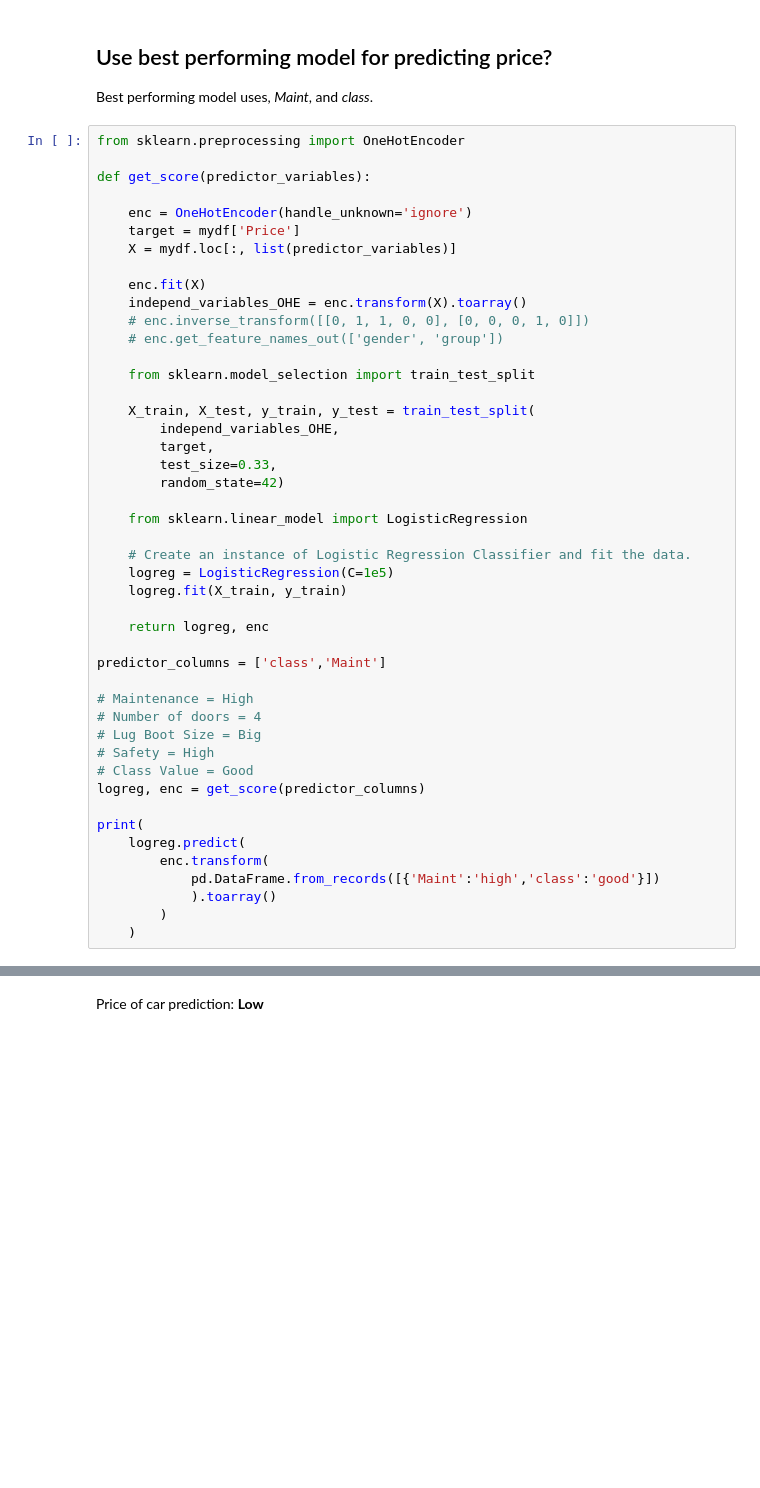
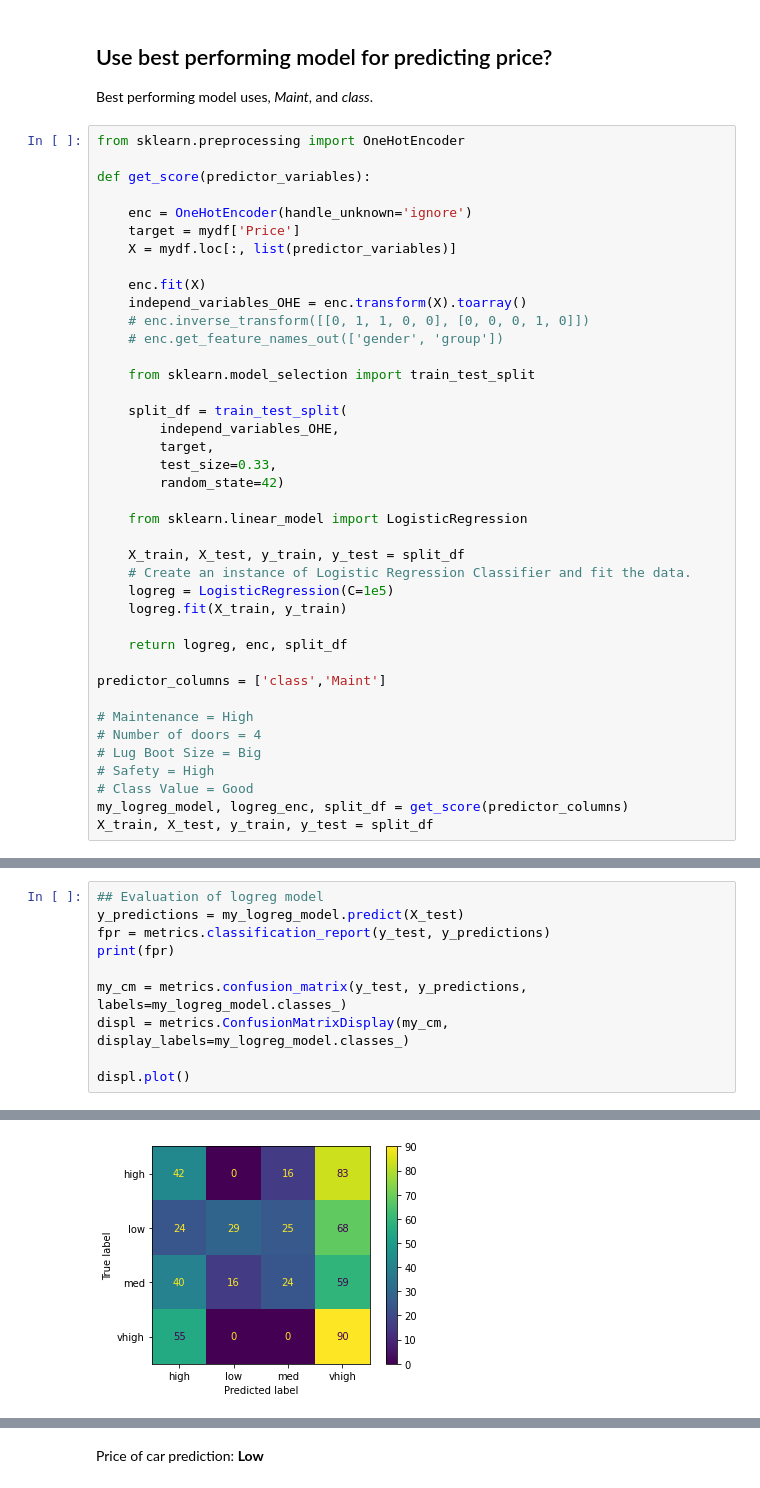
Before and after one commit to nelsonljs/govtech_de_test, a Jupyter notebook: section5/ml.ipynb, the cells around one changed output, grey strips where cells are left out. Drawn from its saved outputs; the diff is of its cells as text; blank space fills up the shorter version.

Commit message:
Extended ML modelling with binary logreg models.

```diff
--- a/section5/ml.ipynb
+++ b/section5/ml.ipynb
@@ -188,7 +185,7 @@ def get_score(predictor_variables):
 
     from sklearn.model_selection import train_test_split
 
-    X_train, X_test, y_train, y_test = train_test_split(
+    split_df = train_test_split(
         independ_variables_OHE,
         target,
         test_size=0.33,
@@ -196,11 +193,12 @@ def get_score(predictor_variables):
 
     from sklearn.linear_model import LogisticRegression
 
+    X_train, X_test, y_train, y_test = split_df
     # Create an instance of Logistic Regression Classifier and fit the data.
     logreg = LogisticRegression(C=1e5)
     logreg.fit(X_train, y_train)
 
-    return logreg, enc
+    return logreg, enc, split_df
 
 predictor_columns = ['class','Maint']
 
@@ -209,12 +207,5 @@ predictor_columns = ['class','Maint']
 # Lug Boot Size = Big
 # Safety = High
 # Class Value = Good
-logreg, enc = get_score(predictor_columns)
-
-print(
-    logreg.predict(
-        enc.transform(
-            pd.DataFrame.from_records([{'Maint':'high','class':'good'}])
-            ).toarray()
-        )
-    )
+my_logreg_model, logreg_enc, split_df = get_score(predictor_columns)
+X_train, X_test, y_train, y_test = split_df
@@ -225,0 +212,11 @@ Feature names must be in the same order as they were in fit.
+# %%
+## Evaluation of logreg model
+y_predictions = my_logreg_model.predict(X_test)
+fpr = metrics.classification_report(y_test, y_predictions)
+print(fpr)
+
+my_cm = metrics.confusion_matrix(y_test, y_predictions, labels=my_logreg_model.classes_)
+displ = metrics.ConfusionMatrixDisplay(my_cm, display_labels=my_logreg_model.classes_)
+
+displ.plot()
+# %% [output]
@@ -225,0 +234 @@ Feature names must be in the same order as they were in fit.
+[figure, added]
```
Also changed, not shown: parts of 8 cells of this notebook.
